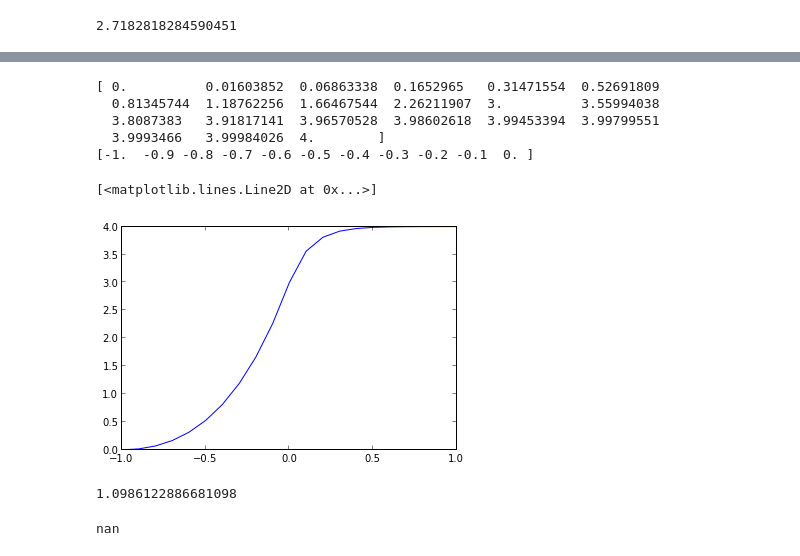
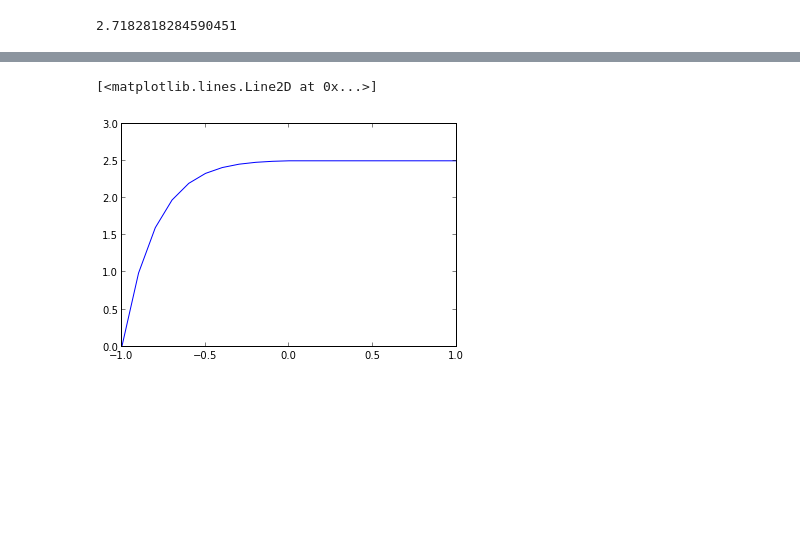
Before and after one commit to smdowl/BSETrader, a Jupyter notebook: Analysis.ipynb, the cells around one changed output, grey strips where cells are left out. Cells and saved outputs as stored; diff of their text form; code cells hidden in the pictures; blank space fills up the shorter version.

```diff
--- a/Analysis.ipynb
+++ b/Analysis.ipynb
@@ -64,25 +94,27 @@ trader.transactions = [6]
 # %%
+from BSE import *
+from Trader_AA import Marginality
+
+trader = Trader_AA('AA','B01',0.00)
+trader.equilibrium = 3
+trader.theta = 4
+trader.job = 'Bid'
+trader.limit = 2.5
+trader.p_max = 6
+trader.marginality = Marginality.Extra
+trader.transactions = [6]
+
+trader.alphas = [0.02,0.15]
+
 targets = zeros(21)
 rs = zeros(21)
 for i in range(21):
     r = -1 + float(i) / 10
     targets[i] = trader.calculate_target_price(r)
     rs[i] = r
+
+plot(rs,targets)
+plot(rs,trader.equilibrium*ones(len(rs)),'k--')
+# %% [output]
+[<matplotlib.lines.Line2D at 0x...>]
+[figure, added]
-# %%
-print targets
-print rs[0:11]
-# %% [output]
-[ 0.          0.01603852  0.06863338  0.1652965   0.31471554  0.52691809
-  0.81345744  1.18762256  1.66467544  2.26211907  3.          3.55994038
-  3.8087383   3.91817141  3.96570528  3.98602618  3.99453394  3.99799551
-  3.9993466   3.99984026  4.        ]
-[-1.  -0.9 -0.8 -0.7 -0.6 -0.5 -0.4 -0.3 -0.2 -0.1  0. ]
-# %%
-plot(rs,targets)
-# %% [output]
-[<matplotlib.lines.Line2D at 0x...>]
-[figure, removed]
-# %%
-log(trader.equilibrium)
-# %% [output]
-1.0986122886681098
@@ -99,4 +120,0 @@ def f(r):
-# %%
-print f(1)
-# %% [output]
-nan
```
Also changed, not shown: parts of 6 cells of this notebook, 3 other files.
